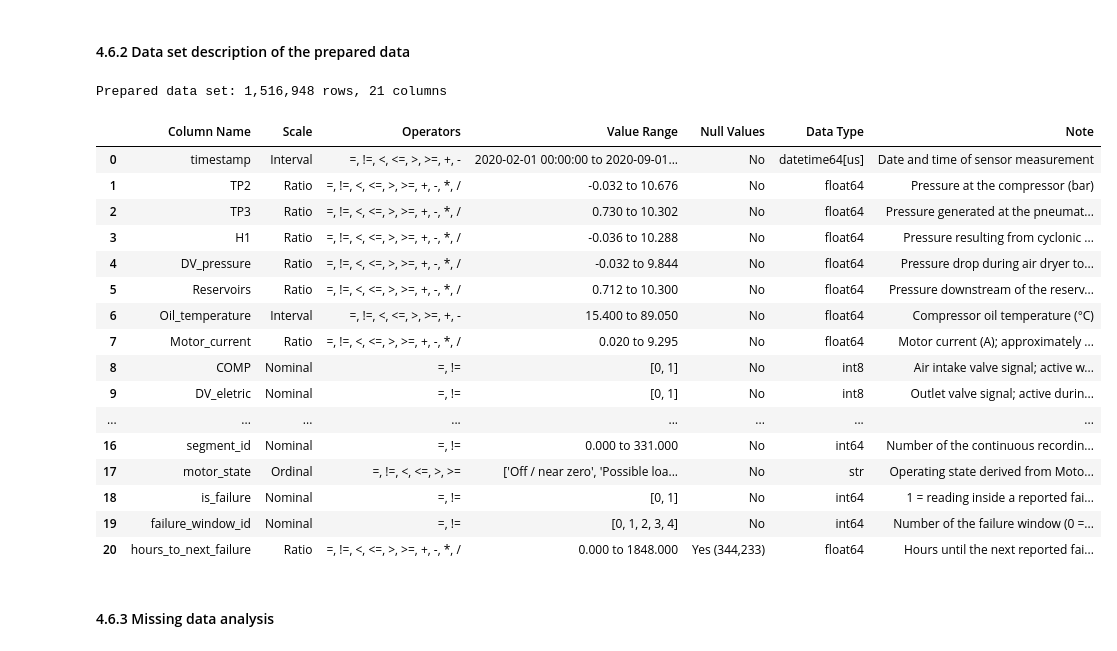
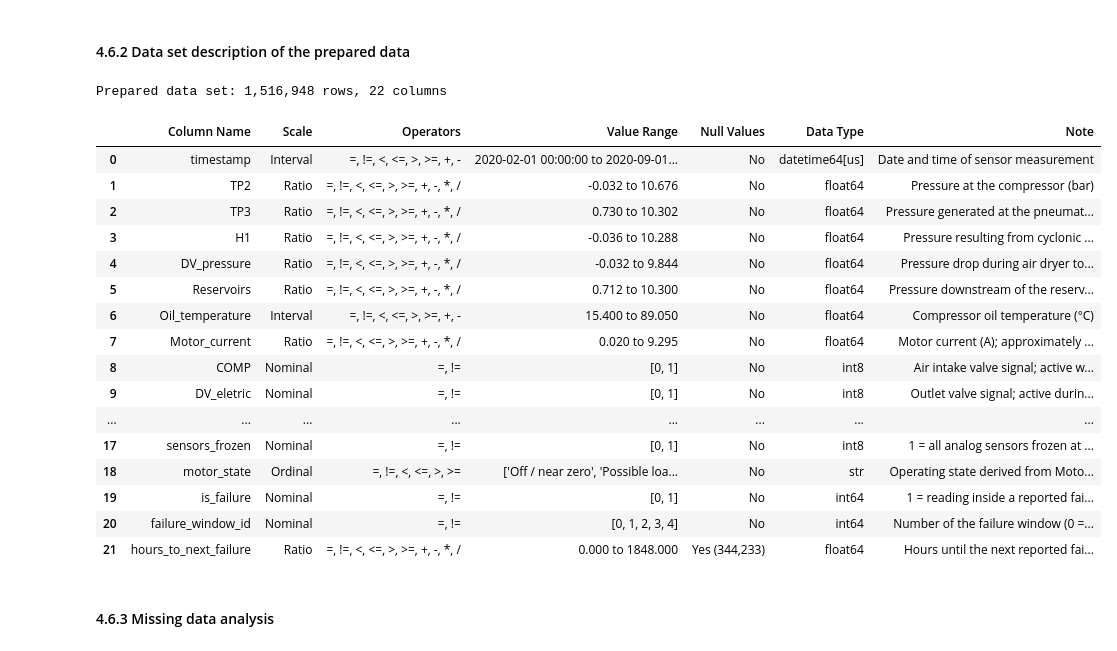
Before and after one commit to Agrima010/industrial-analytics-predictive-maintenance, a Jupyter notebook: MetroPT3_Data Exploratory Analysis.ipynb, the cells around one changed output. Drawn from its saved outputs; the diff is of its cells as text; code cells hidden in the pictures.

```diff
--- a/MetroPT3_Data Exploratory Analysis.ipynb
+++ b/MetroPT3_Data Exploratory Analysis.ipynb
@@ -1264,6 +1402,12 @@ df['segment_id'] = new_segment.cumsum()
 segment_hours = df.groupby('segment_id')['timestamp'].agg(lambda s: (s.max() - s.min()).total_seconds() / 3600)
 print('Continuous segments:', df['segment_id'].nunique())
 display(segment_hours.describe().round(2).to_frame('Segment length (h)'))
+
+# Flag frozen sensor readings (same rule as in 3.4.6)
+analog_unchanged = df[analog_columns].diff().abs().sum(axis=1).eq(0)
+run_id = (~analog_unchanged).cumsum()
+df['sensors_frozen'] = (analog_unchanged & (analog_unchanged.groupby(run_id).transform('size') >= 30)).astype('int8')
+print(f"Frozen readings flagged: {df['sensors_frozen'].sum():,} ({100 * df['sensors_frozen'].mean():.1f}% of rows)")
 # %% [output]
 Continuous segments: 332
 |  | Segment length (h) |
@@ -1474,6 +1619,7 @@ display(df[analog_columns].describe().T.round(2))
 # Data set description of the prepared data (same structure as the table in 3.3.1)
 new_column_info = {
     'segment_id': ('Nominal', 'Number of the continuous recording segment; changes after every gap longer than 1 minute'),
+    'sensors_frozen': ('Nominal', '1 = all analog sensors frozen at one value (logger fault, 3.4.6); excluded from training and evaluation'),
     'motor_state': ('Ordinal', 'Operating state derived from Motor_current: off < unloaded < loaded / startup'),
     'is_failure': ('Nominal', '1 = reading inside a reported failure window; evaluation only, not used for training'),
     'failure_window_id': ('Nominal', 'Number of the failure window (0 = no failure); evaluation only'),
@@ -1500,39 +1646,39 @@ for col in df.columns:
     values = df[col]
     if pd.api.types.is_datetime64_any_dtype(values):
         value_range = f'{values.min()} to {values.max()}'
     elif values.nunique() <= 10:
         value_range = str(sorted(values.dropna().unique().tolist()))
     else:
         value_range = f'{values.min():.3f} to {values.max():.3f}'
 
     missing = values.isna().sum()
     rows.append({
         'Column Name': col, 'Scale': scale, 'Operators': operators_by_scale[scale],
         'Value Range': value_range, 'Null Values': f'Yes ({missing:,})' if missing else 'No',
         'Data Type': str(values.dtype), 'Note': note,
     })
 
 print(f'Prepared data set: {df.shape[0]:,} rows, {df.shape[1]} columns')
 display(pd.DataFrame(rows))
 # %% [output]
-Prepared data set: 1,516,948 rows, 21 columns
+Prepared data set: 1,516,948 rows, 22 columns
 |  | Column Name | Scale | Operators | Value Range | Null Values | Data Type | Note |
 | 0 | timestamp | Interval | =, !=, <, <=, >, >=, +, - | 2020-02-01 00:00:00 to 2020-09-01... | No | datetime64[us] | Date and time of sensor measurement |
 | 1 | TP2 | Ratio | =, !=, <, <=, >, >=, +, -, *, / | -0.032 to 10.676 | No | float64 | Pressure at the compressor (bar) |
 | 2 | TP3 | Ratio | =, !=, <, <=, >, >=, +, -, *, / | 0.730 to 10.302 | No | float64 | Pressure generated at the pneumat... |
 | 3 | H1 | Ratio | =, !=, <, <=, >, >=, +, -, *, / | -0.036 to 10.288 | No | float64 | Pressure resulting from cyclonic ... |
 | 4 | DV_pressure | Ratio | =, !=, <, <=, >, >=, +, -, *, / | -0.032 to 9.844 | No | float64 | Pressure drop during air dryer to... |
 | 5 | Reservoirs | Ratio | =, !=, <, <=, >, >=, +, -, *, / | 0.712 to 10.300 | No | float64 | Pressure downstream of the reserv... |
 | 6 | Oil_temperature | Interval | =, !=, <, <=, >, >=, +, - | 15.400 to 89.050 | No | float64 | Compressor oil temperature (°C) |
 | 7 | Motor_current | Ratio | =, !=, <, <=, >, >=, +, -, *, / | 0.020 to 9.295 | No | float64 | Motor current (A); approximately ... |
 | 8 | COMP | Nominal | =, != | [0, 1] | No | int8 | Air intake valve signal; active w... |
 | 9 | DV_eletric | Nominal | =, != | [0, 1] | No | int8 | Outlet valve signal; active durin... |
 | ... | ... | ... | ... | ... | ... | ... | ... |
-| 16 | segment_id | Nominal | =, != | 0.000 to 331.000 | No | int64 | Number of the continuous recordin... |
-| 17 | motor_state | Ordinal | =, !=, <, <=, >, >= | ['Off / near zero', 'Possible loa... | No | str | Operating state derived from Moto... |
-| 18 | is_failure | Nominal | =, != | [0, 1] | No | int64 | 1 = reading inside a reported fai... |
-| 19 | failure_window_id | Nominal | =, != | [0, 1, 2, 3, 4] | No | int64 | Number of the failure window (0 =... |
-| 20 | hours_to_next_failure | Ratio | =, !=, <, <=, >, >=, +, -, *, / | 0.000 to 1848.000 | Yes (344,233) | float64 | Hours until the next reported fai... |
+| 17 | sensors_frozen | Nominal | =, != | [0, 1] | No | int8 | 1 = all analog sensors frozen at ... |
+| 18 | motor_state | Ordinal | =, !=, <, <=, >, >= | ['Off / near zero', 'Possible loa... | No | str | Operating state derived from Moto... |
+| 19 | is_failure | Nominal | =, != | [0, 1] | No | int64 | 1 = reading inside a reported fai... |
+| 20 | failure_window_id | Nominal | =, != | [0, 1, 2, 3, 4] | No | int64 | Number of the failure window (0 =... |
+| 21 | hours_to_next_failure | Ratio | =, !=, <, <=, >, >=, +, -, *, / | 0.000 to 1848.000 | Yes (344,233) | float64 | Hours until the next reported fai... |
 # %% [markdown]
 #### 4.6.3 Missing data analysis
 # %%
```
Also changed, not shown: parts of 42 cells of this notebook, 1 other file.
